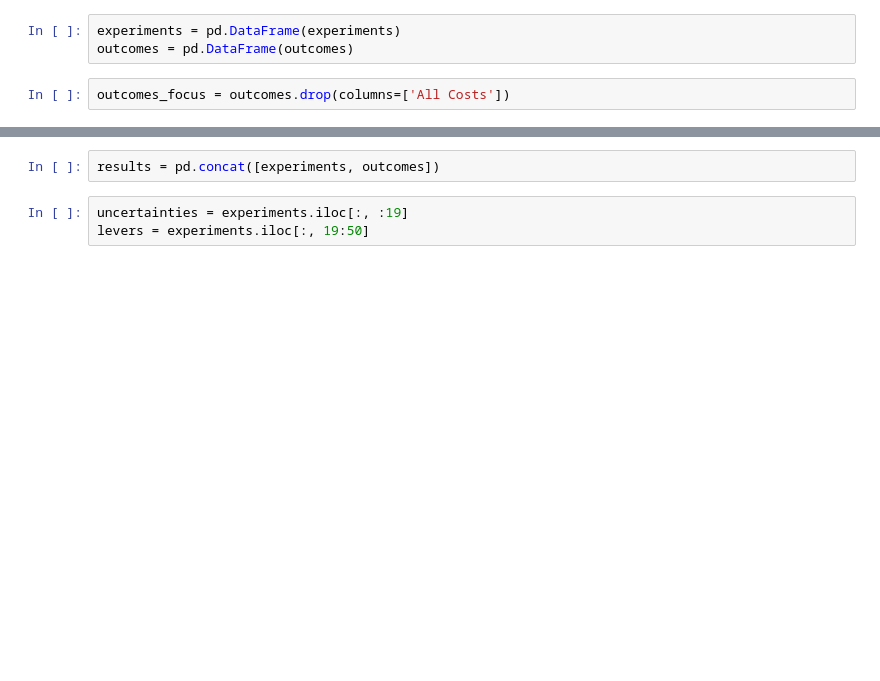
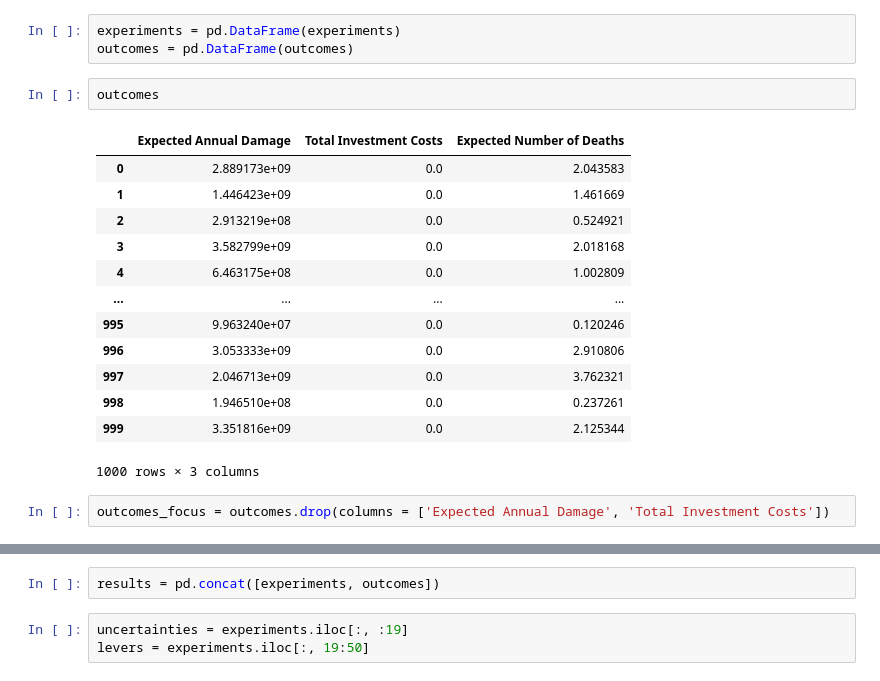
Before and after one commit to leonarddevijfde/MBD-repository, a Jupyter notebook: PRIM.ipynb, the cells around one changed output, grey strips where cells are left out. Drawn from its saved outputs; the diff is of its cells as text; blank space fills up the shorter version.

```diff
--- a/PRIM.ipynb
+++ b/PRIM.ipynb
@@ -11,5 +13,21 @@ experiments, outcomes = load_results('./data/results.tar.gz')
 # %%
 experiments = pd.DataFrame(experiments)
 outcomes = pd.DataFrame(outcomes)
+# %%
+outcomes
+# %% [output]
+|  | Expected Annual Damage | Total Investment Costs | Expected Number of Deaths |
+| 0 | 2.889173e+09 | 0.0 | 2.043583 |
+| 1 | 1.446423e+09 | 0.0 | 1.461669 |
+| 2 | 2.913219e+08 | 0.0 | 0.524921 |
+| 3 | 3.582799e+09 | 0.0 | 2.018168 |
+| 4 | 6.463175e+08 | 0.0 | 1.002809 |
+| ... | ... | ... | ... |
+| 995 | 9.963240e+07 | 0.0 | 0.120246 |
+| 996 | 3.053333e+09 | 0.0 | 2.910806 |
+| 997 | 2.046713e+09 | 0.0 | 3.762321 |
+| 998 | 1.946510e+08 | 0.0 | 0.237261 |
+| 999 | 3.351816e+09 | 0.0 | 2.125344 |
+1000 rows × 3 columns
 # %%
-outcomes_focus = outcomes.drop(columns=['All Costs'])
+outcomes_focus = outcomes.drop(columns = ['Expected Annual Damage', 'Total Investment Costs'])
```
Also changed, not shown: parts of 16 cells of this notebook.
